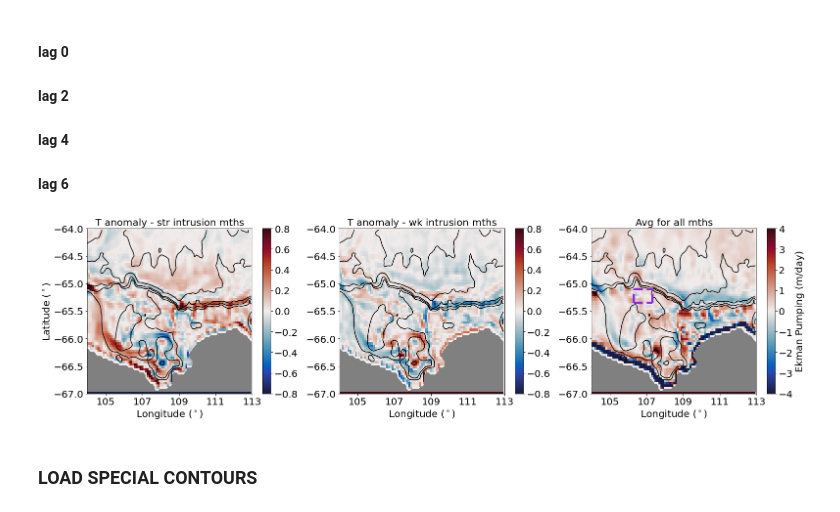
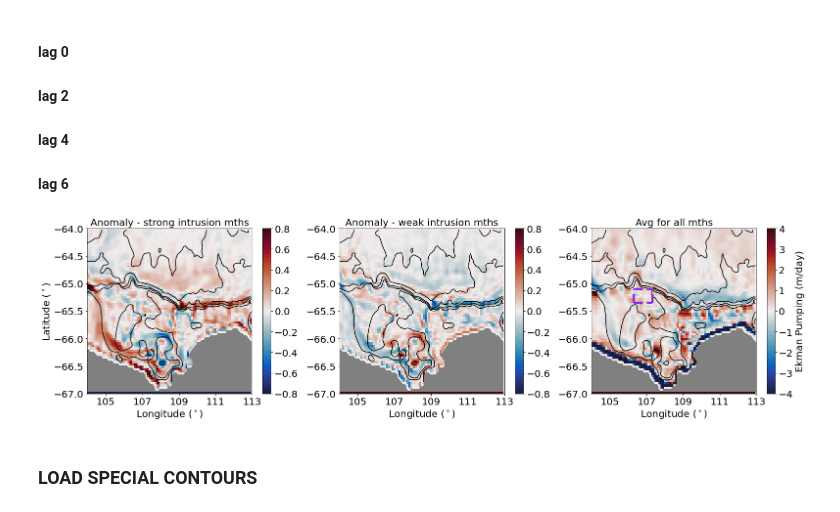
Before and after one commit to ribeiron/ScriptsChapter3, a Jupyter notebook: Fig6a-c_clim+roll.ipynb, the cells around one changed output. Saved outputs shown, nothing was run; the diff lists cells and outputs as text; code cells hidden in the pictures.

```diff
--- a/Fig6a-c_clim+roll.ipynb
+++ b/Fig6a-c_clim+roll.ipynb
@@ -319,7 +319,7 @@ pc = plt.pcolormesh(t_high.xu_ocean,t_high.yu_ocean,
                         vmin=-.8,vmax=.8)
 #plt.title('Anomaly for Str Heat Flux (Y) yrs',fontsize=fontsize)
 #plt.title('Anomaly for rising Temp yrs',fontsize=fontsize)
-plt.title('T anomaly - str intrusion mths',fontsize=fontsize)
+plt.title('Anomaly - strong intrusion mths',fontsize=fontsize)
         #plot contours
 plt.contour(ht.xt_ocean,ht.yt_ocean,ht,levels=[500,700,1000,2000,3000],colors='k',linewidth=1)
 #plt.contour(ht.xt_ocean,ht.yt_ocean,ht,levels=[500,1000],colors='darkorange',linewidth=1)
@@ -352,7 +352,7 @@ pc = plt.pcolormesh(t_low.xu_ocean,t_low.yu_ocean,
                         vmin=-.8,vmax=.8)
 #plt.plot([-252.1,-250.1],[-64.8,-65.1],color='magenta',linestyle='--',linewidth=4)
 #plt.title('Anomaly for Weak Heat Flux (Y) yrs',fontsize=fontsize)
-plt.title('T anomaly - wk intrusion mths',fontsize=fontsize)
+plt.title('Anomaly - weak intrusion mths',fontsize=fontsize)
 #plt.title('Anomaly for falling Temp yrs',fontsize=fontsize)
         #plot contours
 plt.contour(ht.xt_ocean,ht.yt_ocean,ht,levels=[500,700,1000,2000,3000],colors='k',linewidth=1)
@@ -386,34 +386,34 @@ plt.contour(ht.xt_ocean,ht.yt_ocean,ht,levels=[500,700,1000,2000,3000],colors='k
 plt.plot([-252.7,-252.7],[-65.35, -65.1],color='blueviolet',linestyle='--',linewidth=5)
 plt.plot([-251.7,-251.7],[-65.35, -65.1],color='blueviolet',linestyle='--',linewidth=5)
 plt.plot([-252.7,-251.7],[-65.1, -65.1],color='blueviolet',linestyle='--',linewidth=5)
 plt.plot([-252.7,-251.7],[-65.35, -65.35],color='blueviolet',linestyle='--',linewidth=5)
 #
 #plt.plot([-252.7,-250.1],[-64.8,-65.2],color='blueviolet',linestyle='--',linewidth=4)
         # plot the land:
 plt.contourf(ht.xt_ocean,ht.yt_ocean,land_mask,colors='grey')
         # labels etc:
         #plt.xlabel('Longitude',fontsize=fontsize)
 #plt.title(mth[nt] +' '+ str(yr[nt]),fontsize=fontsize)
 plt.tick_params(labelsize=fontsize)
         #lim
 plt.ylim((-67, -64))
 plt.xlim((-255, -246))
         # colorbar:
 cbar=plt.colorbar(pc,orientation='vertical',extend='neither')
 cbar.ax.locator_params(nbins=8)
 cbar.set_label(r'Ekman Pumping (m/day)', fontsize = 20,labelpad=5)
 cbar.ax.tick_params(labelsize=20)
 ax0.set_xticklabels([-255+359,-254+359,-252+359,-250+359,-248+359,-246+359])
 #plt.ylabel('Latitude ($^\circ$)',fontsize=fontsize)
 plt.xlabel('Longitude ($^\circ$)',fontsize=fontsize)
 
 
 fig.tight_layout()
 figdir = '/g/data/v45/ns3783/ScriptsChapter3'
 filestr = figdir+'/fig6a_composite_ekman.png'
 plt.savefig(filestr,dpi=600,bbox_inches='tight')
 # %% [output]
-[figure, old version]
+[figure, new version]
 # %% [markdown]
 ### LOAD SPECIAL CONTOURS
 # %%
```
Also changed, not shown: parts of 1 cell of this notebook, 6 other files.
